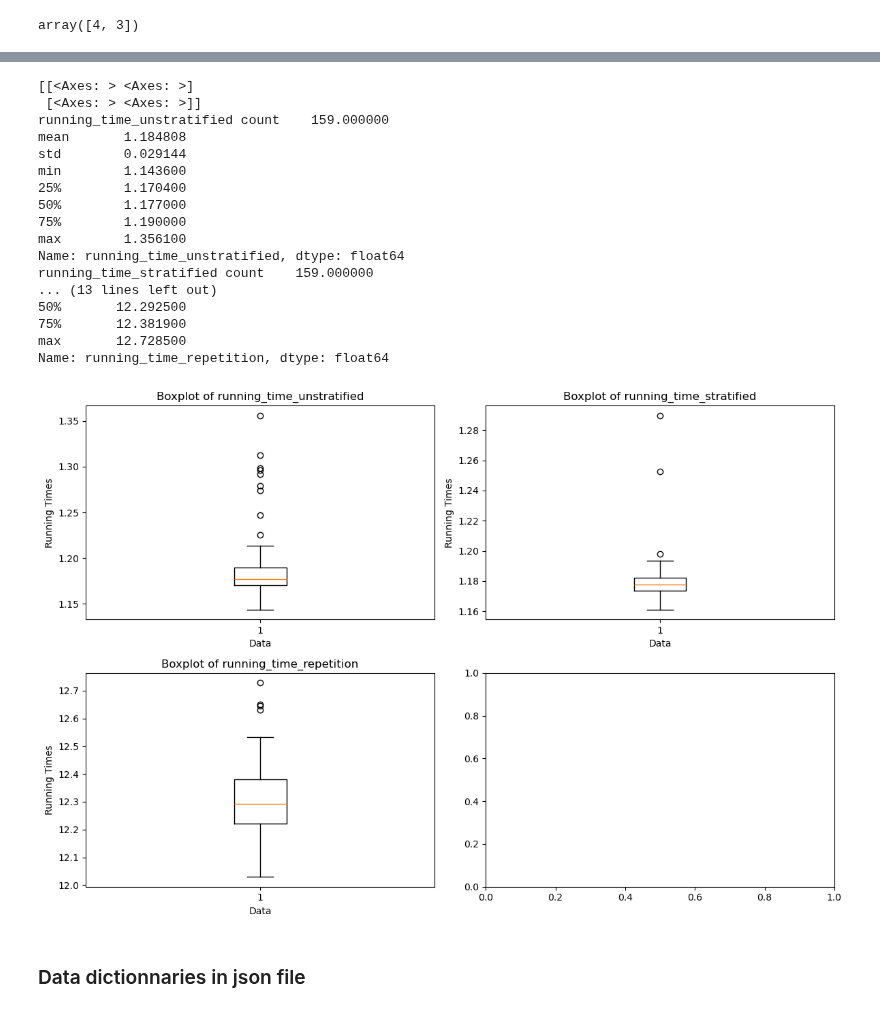
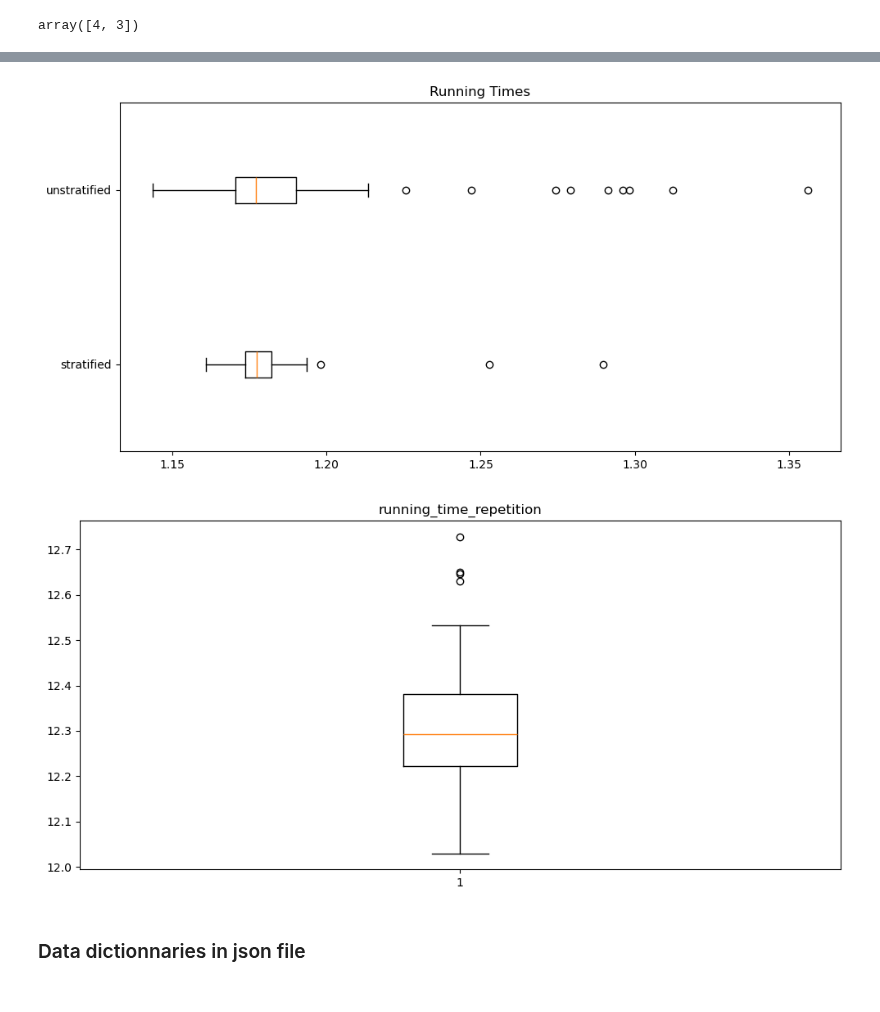
Before and after one commit to annegriddl/slds_stratification, a Jupyter notebook: Simulations/Final_Setup/Evaluation/Evaluation.ipynb, the cells around one changed output, grey strips where cells are left out. Cells and saved outputs as stored; diff of their text form; code cells hidden in the pictures.

```diff
--- a/Simulations/Final_Setup/Evaluation/Evaluation.ipynb
+++ b/Simulations/Final_Setup/Evaluation/Evaluation.ipynb
@@ -14,6 +14,25 @@ from utils_visualizations import flatten_data, filter_and_boxplot
 # remove waringns
 import warnings
 warnings.filterwarnings("ignore")
+# %%
+import matplotlib.pyplot as plt
+import numpy as np
+
+def plot_combined_boxplots(data_x, data_y, title):
+    # check data format
+    data_x = np.array(data_x).flatten()
+    data_y = np.array(data_y).flatten()
+
+    # Create a figure and a single subplot
+    fig, ax = plt.subplots(figsize=(10, 5))
+
+    # Plot box plots for data_x and data_y on the same subplot
+    ax.boxplot([data_x, data_y], vert=False, labels=['stratified', 'unstratified'])
+    ax.set_title(title)
+
+    # Add labels and show the plot
+    plt.tight_layout()
+    plt.show()
 # %% [markdown]
 ## Load data for evaluation
 # %%
@@ -137,48 +110,16 @@ Name: running_time_repetition, dtype: float64
-# %%
-# runnnig times
-runnting_times = ['running_time_unstratified', 'running_time_stratified', 'running_time_repetition']
-
-# Create a 2x2 grid of subplots
-fig, axes = plt.subplots(2, 2, figsize=(12, 8))
-print(axes)
-
-# Iterate over runnting_times
-for i, running_time in enumerate(runnting_times):
-    # Get the running times data
-    running_times = data[running_time]
-
-    # Plot the boxplot in the corresponding subplot
-    row = i // 2
-    col = i % 2
-    axes[row, col].boxplot(running_times)
-    axes[row, col].set_title(f'Boxplot of {running_time}')
-    axes[row, col].set_xlabel('Data')
-    axes[row, col].set_ylabel('Running Times')
-
-    print(str(running_time), running_times.describe())
-
-# Adjust the layout and display the plot
-plt.tight_layout()
-plt.show()
-# %% [output]
-[[<Axes: > <Axes: >]
- [<Axes: > <Axes: >]]
-running_time_unstratified count    159.000000
-mean       1.184808
-std        0.029144
-min        1.143600
-25%        1.170400
-50%        1.177000
-75%        1.190000
-max        1.356100
-Name: running_time_unstratified, dtype: float64
-running_time_stratified count    159.000000
-... (13 lines left out)
-50%       12.292500
-75%       12.381900
-max       12.728500
-Name: running_time_repetition, dtype: float64
-[figure, removed]
+# %%
+plot_combined_boxplots( data['running_time_stratified'], data['running_time_unstratified'], 'Running Times')
+# %% [output]
+[figure, added]
+# %%
+# boxplot running_time_repetition
+fig, ax = plt.subplots(figsize=(10, 5))
+ax.boxplot(data['running_time_repetition'])
+ax.set_title('running_time_repetition')
+plt.tight_layout()
+plt.show()
+# %% [output]
+[figure, added]
 # %% [markdown]
 ### Data dictionnaries in json file
 # %%
```
Also changed, not shown: parts of 27 cells of this notebook, 6 other files.
